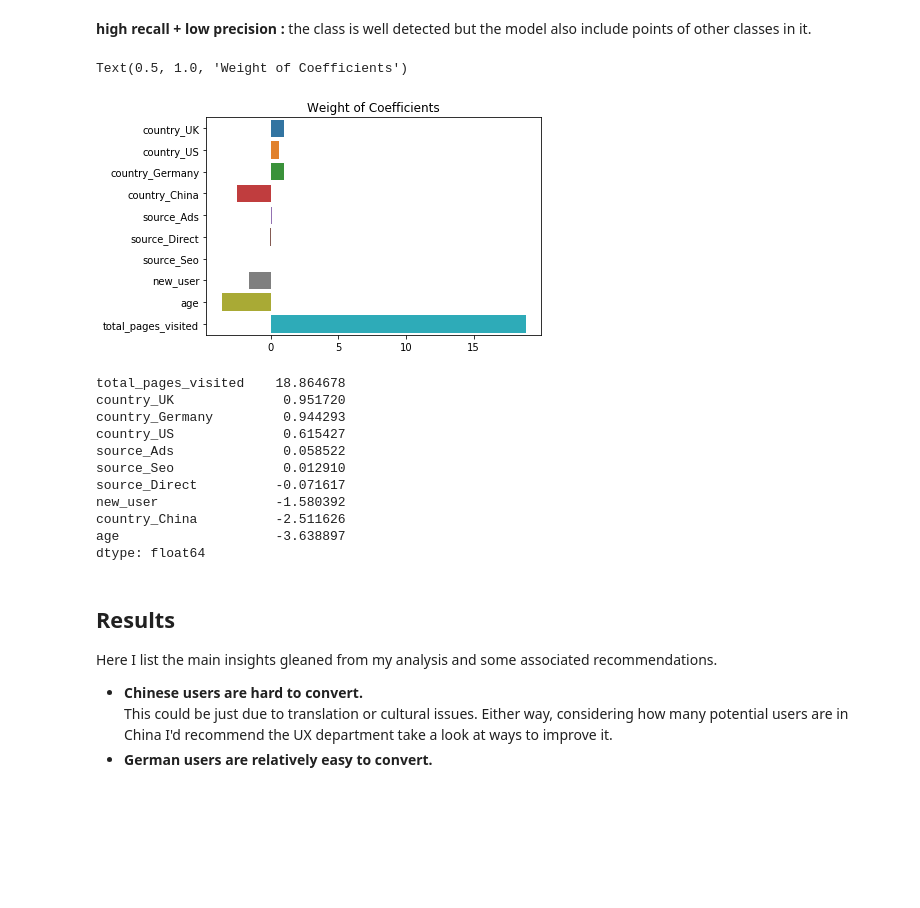
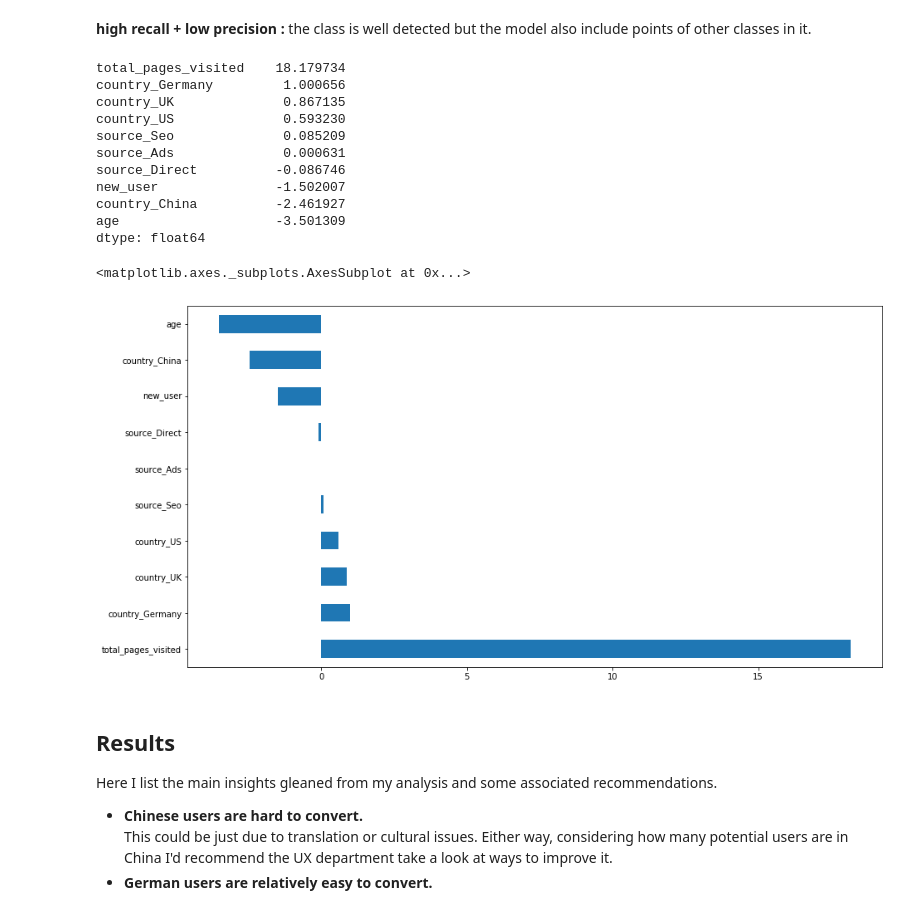
Before and after one commit to balloon0315/Projects, a Jupyter notebook: 08-[Machine Learning]-Conversion Rate Optimization/CRO-imbalance-Logistic Regression.ipynb, the cells around one changed output. Saved outputs shown, nothing was run; the diff lists cells and outputs as text; code cells hidden in the pictures; blank space fills up the shorter version.

Commit message:
imbalanced data ;logistic regression

```diff
--- a/08-[Machine Learning]-Conversion Rate Optimization/CRO-imbalance-Logistic Regression.ipynb
+++ b/08-[Machine Learning]-Conversion Rate Optimization/CRO-imbalance-Logistic Regression.ipynb
@@ -513,7 +520,7 @@ test_y = test_y.values
 # %%
 #training set
 lr = LogisticRegression()
-lr.fit(x_train, y_train)
+lr.fit(train_x, train_y)
 train_score = cross_val_score(lr, train_x, train_y, cv=10)
 
 #Cross Validation
@@ -532,7 +539,7 @@ print("Logistic Regression has a training score of", round(train_score.mean(), 2
 print('-'*50)
 print('Logistic Regression CV Score: ', round(logreg_score.mean(), 2) * 100,'%')
 print('-'*50)
-print_results("Logistic Regression:", y_test, y_pred_logreg)
+print_results("Logistic Regression:", test_y, y_pred_logreg)
 # %% [output]
 Logistic Regression has a training score of 94.0 %
 --------------------------------------------------
@@ -561,26 +608,23 @@ f1: 50.0
 # %%
 #Let's see what the important coefficients are:
 coef_columns = [x for x in undersampled_train_data.columns if x != "converted"]
-sns.barplot(y=coef_columns, x = lr.coef_.ravel(), orient="h")
-plt.title("Weight of Coefficients")
+varimp=pd.Series(lr.coef_.ravel(),coef_columns).sort_values(ascending=False)
+print(varimp)
+varimp.plot(kind='barh',figsize=(15,8))
 # %% [output]
-Text(0.5, 1.0, 'Weight of Coefficients')
+total_pages_visited    18.179734
+country_Germany         1.000656
+country_UK              0.867135
+country_US              0.593230
+source_Seo              0.085209
+source_Ads              0.000631
+source_Direct          -0.086746
+new_user               -1.502007
+country_China          -2.461927
+age                    -3.501309
+dtype: float64
+<matplotlib.axes._subplots.AxesSubplot at 0x...>
-[figure, old version]
+[figure, new version]
-# %%
-varimp=pd.Series(lr.coef_.ravel(),coef_columns).sort_values(ascending=False)
-varimp
-# %% [output]
-total_pages_visited    18.864678
-country_UK              0.951720
-country_Germany         0.944293
-country_US              0.615427
-source_Ads              0.058522
-source_Seo              0.012910
-source_Direct          -0.071617
-new_user               -1.580392
-country_China          -2.511626
-age                    -3.638897
-dtype: float64
 # %% [markdown]
 ## Results
 Here I list the main insights gleaned from my analysis and some associated recommendations.
```
Also changed, not shown: parts of 16 cells of this notebook.
